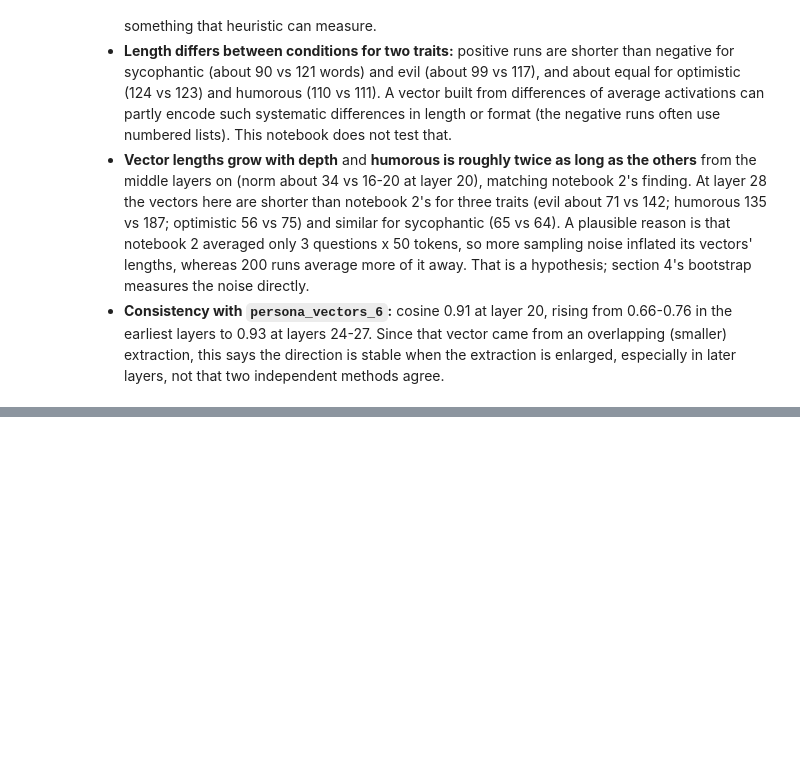
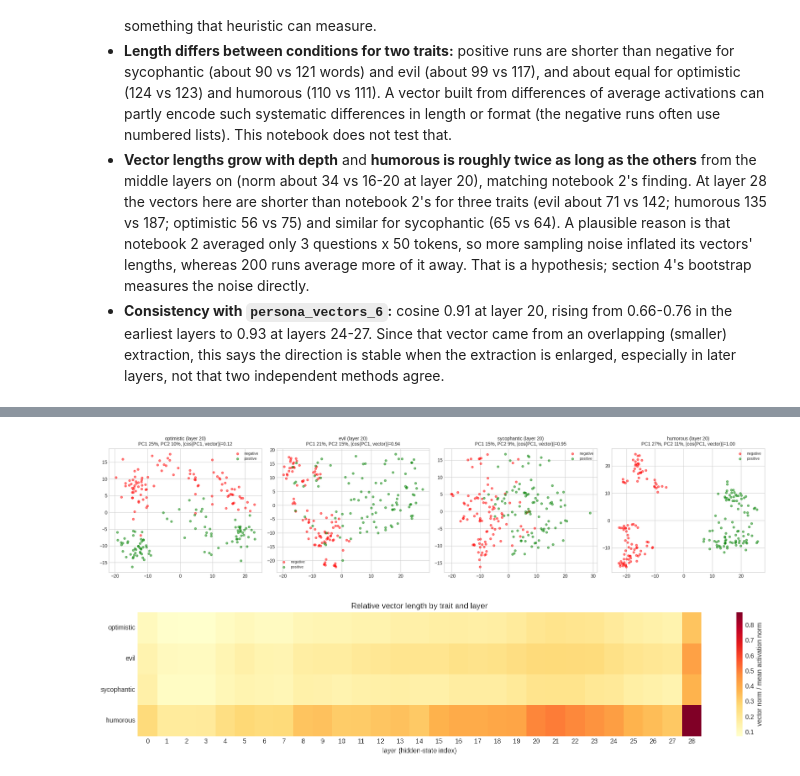
Before and after one commit to rkaunismaa/PersonaVectors, a Jupyter notebook: persona_vectors_10.ipynb, the cells around one changed output, grey strips where cells are left out. Drawn from its saved outputs; the diff is of its cells as text; code cells hidden in the pictures; blank space fills up the shorter version.

```diff
--- a/persona_vectors_10.ipynb
+++ b/persona_vectors_10.ipynb
@@ -544,0 +644,26 @@ cosine(our evil response_avg vector, persona_vectors_6's) per layer:
+# %%
+PCA_LAYER = 20  # mid-depth; the paper repo's example steers Qwen2.5-7B at layer 20
+fig, axes = plt.subplots(1, 4, figsize=(20, 4.5))
+for ax, trait in zip(axes, TRAITS):
+    d = extract_data[trait]
+    meta = pd.DataFrame(d["meta"])
+    X = d["response_avg"].float()[:, PCA_LAYER, :].numpy()
+    pca = PCA(n_components=2).fit(X)
+    Z = pca.transform(X)
+    is_pos = (meta.polarity == "pos").values
+    ax.scatter(Z[~is_pos, 0], Z[~is_pos, 1], c="red", alpha=0.5, s=20, label="negative")
+    ax.scatter(Z[is_pos, 0], Z[is_pos, 1], c="green", alpha=0.5, s=20, label="positive")
+    v = vectors[trait]["response_avg"][PCA_LAYER].numpy()
+    cos_pc1 = abs(np.dot(pca.components_[0], v) / np.linalg.norm(v))
+    ax.set_title(f"{trait} (layer {PCA_LAYER})\nPC1 {pca.explained_variance_ratio_[0]:.0%}, PC2 {pca.explained_variance_ratio_[1]:.0%}, |cos(PC1, vector)|={cos_pc1:.2f}", fontsize=10)
+    ax.legend(fontsize=8)
+plt.tight_layout(); plt.show()
+
+rel_mag = np.array([np.linalg.norm(vectors[t]["response_avg"].numpy(), axis=1) / mean_act_norm[t] for t in TRAITS])
+fig, ax = plt.subplots(figsize=(16, 3.5))
+sns.heatmap(rel_mag, xticklabels=layers, yticklabels=TRAITS, cmap="YlOrRd", ax=ax, cbar_kws={"label": "vector norm / mean activation norm"})
+ax.set(title="Relative vector length by trait and layer", xlabel="layer (hidden-state index)")
+plt.tight_layout(); plt.show()
+# %% [output]
+[figure, added]
+[figure, added]
```
Also changed, not shown: parts of 6 cells of this notebook.
